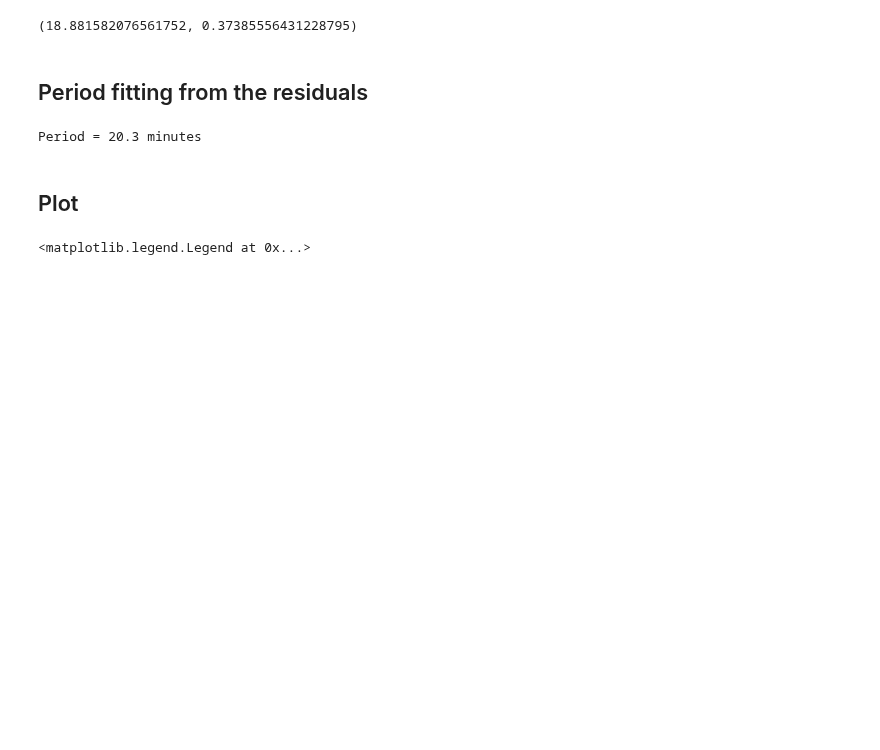
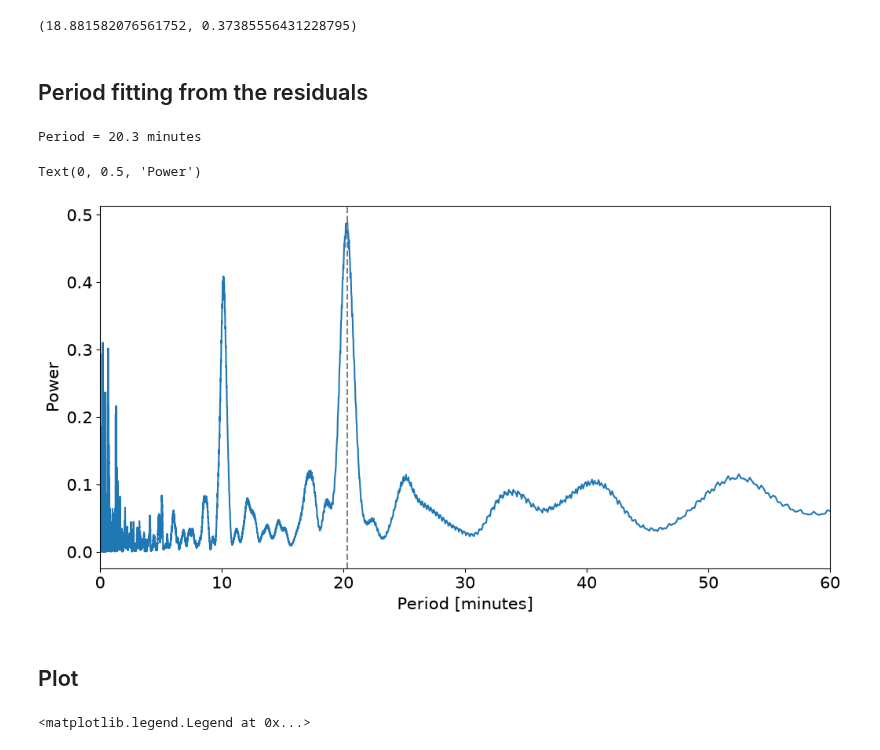
Before and after one commit to astrolabsoftware/fink-tutorials, a Jupyter notebook: lsst/solar_system/3_fast_rotator.ipynb, the cells around one changed output. Saved outputs shown, nothing was run; the diff lists cells and outputs as text; code cells hidden in the pictures; blank space fills up the shorter version.

Commit message:
Add periodogram

```diff
--- a/lsst/solar_system/3_fast_rotator.ipynb
+++ b/lsst/solar_system/3_fast_rotator.ipynb
@@ -141,6 +136,17 @@ period = 1 / freq_maxpower
 print(f"Period = {period * 24 * 60:.1f} minutes")
 # %% [output]
 Period = 20.3 minutes
+# %%
+# Periodogram
+fig = plt.figure(figsize=(12, 6))
+plt.plot(1 / frequency * 24 * 60, power)
+plt.axvline(period * 24 * 60, ls="--", color="grey")
+plt.xlim(0, 60)
+plt.xlabel("Period [minutes]")
+plt.ylabel("Power")
+# %% [output]
+Text(0, 0.5, 'Power')
+[figure, added]
 # %% [markdown]
 ## Plot
 # %%
```
Also changed, not shown: parts of 1 cell of this notebook.
